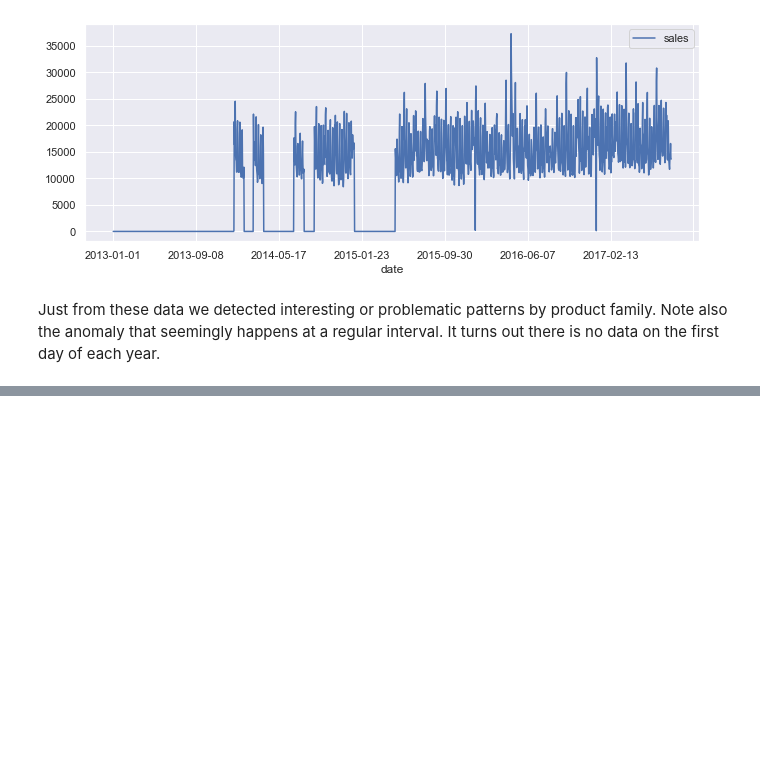
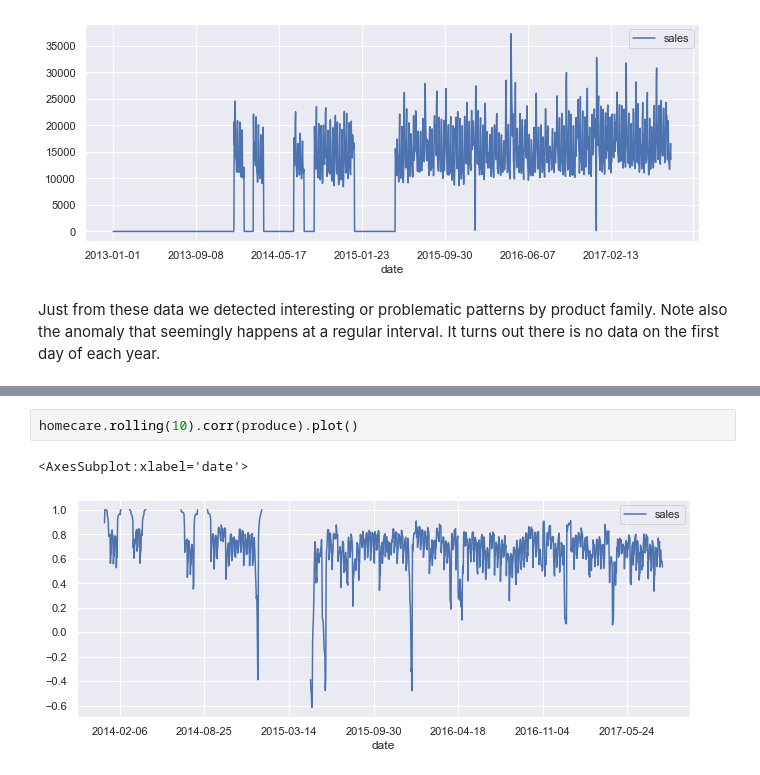
Before and after one commit to suhasAB/store-sales-forecasting, a Jupyter notebook: StoreSales.ipynb, the cells around one changed output, grey strips where cells are left out. Cells and saved outputs as stored; diff of their text form; blank space fills up the shorter version.

```diff
--- a/StoreSales.ipynb
+++ b/StoreSales.ipynb
@@ -385,0 +396,5 @@ full analysis.
+# %%
+homecare.rolling(10).corr(produce).plot()
+# %% [output]
+<AxesSubplot:xlabel='date'>
+[figure, added]
```
Also changed, not shown: parts of 7 cells of this notebook, 1 other file.
